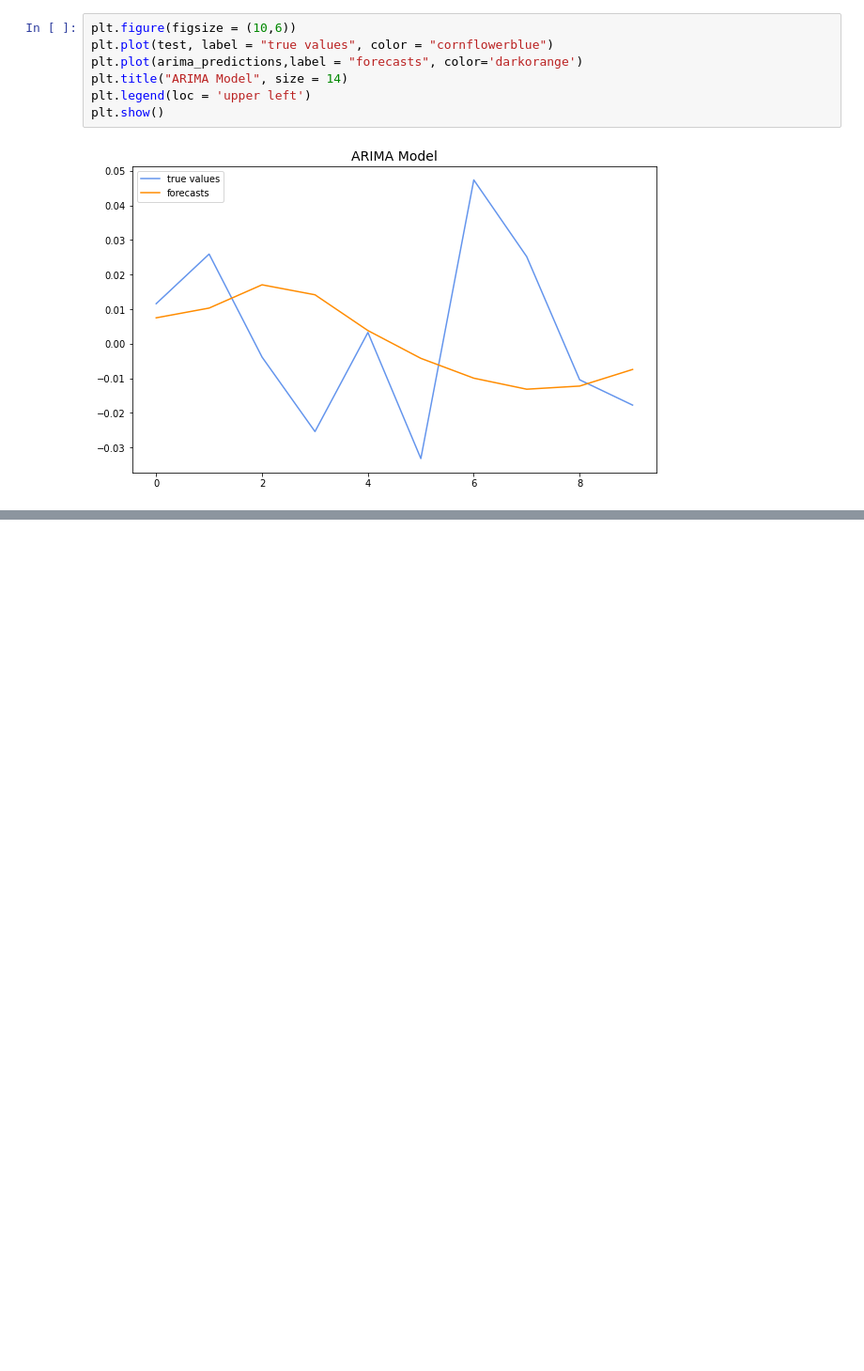
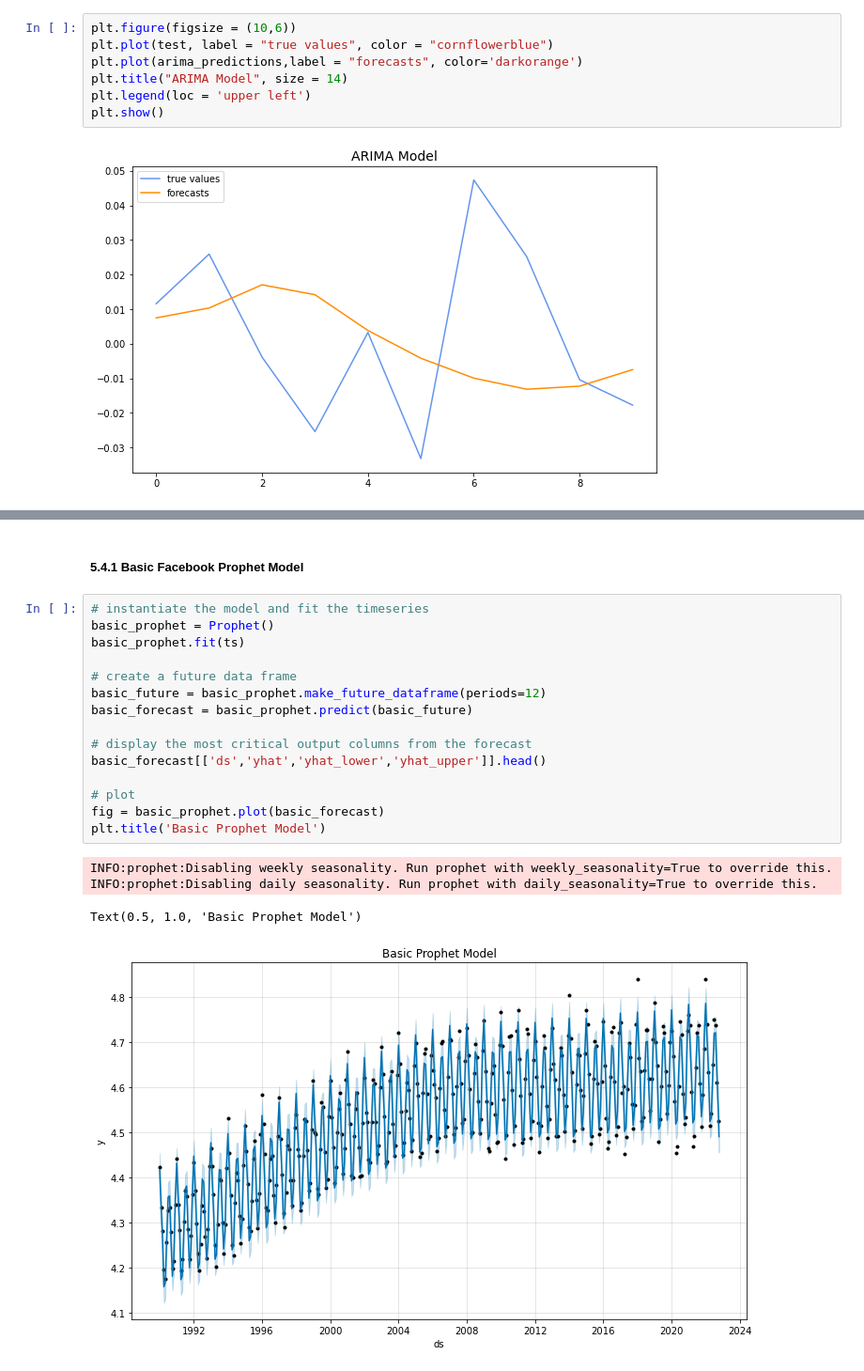
Before and after one commit to sophia14324/Phase-4-Project, a Jupyter notebook: starter_notebook.ipynb, the cells around one changed output, grey strips where cells are left out. Shown at 94% size. Cells and saved outputs as stored; diff of their text form; blank space fills up the shorter version.

```diff
--- a/starter_notebook.ipynb
+++ b/starter_notebook.ipynb
@@ -607,0 +667,22 @@ plt.show()
+# %% [markdown]
+##### 5.4.1 Basic Facebook Prophet Model
+# %%
+# instantiate the model and fit the timeseries
+basic_prophet = Prophet()
+basic_prophet.fit(ts)
+
+# create a future data frame
+basic_future = basic_prophet.make_future_dataframe(periods=12)
+basic_forecast = basic_prophet.predict(basic_future)
+
+# display the most critical output columns from the forecast
+basic_forecast[['ds','yhat','yhat_lower','yhat_upper']].head()
+
+# plot
+fig = basic_prophet.plot(basic_forecast)
+plt.title('Basic Prophet Model')
+# %% [output]
+INFO:prophet:Disabling weekly seasonality. Run prophet with weekly_seasonality=True to override this.
+INFO:prophet:Disabling daily seasonality. Run prophet with daily_seasonality=True to override this.
+Text(0.5, 1.0, 'Basic Prophet Model')
+[figure, added]
```
Also changed, not shown: parts of 41 cells of this notebook.
